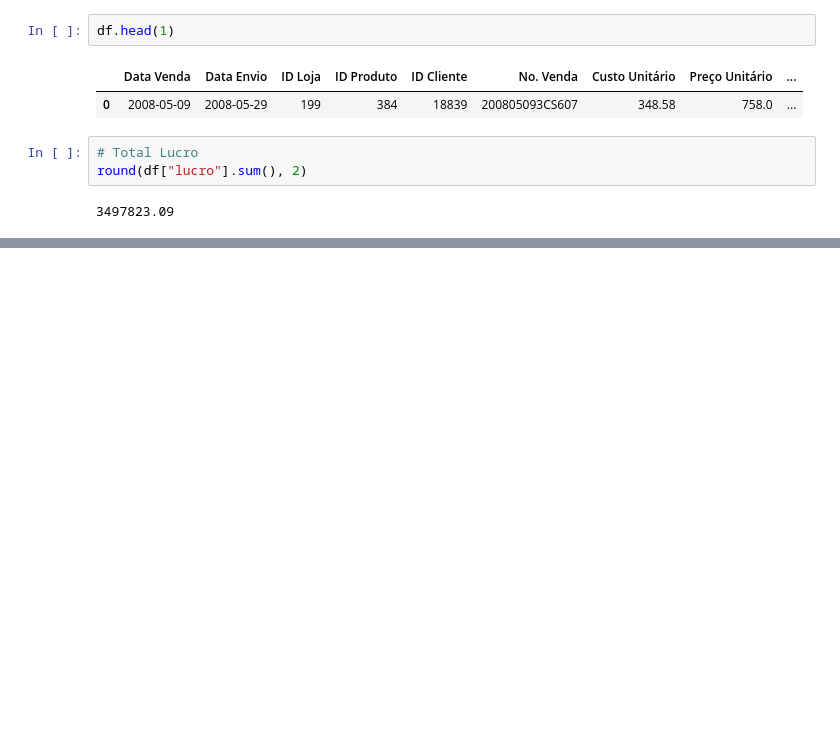
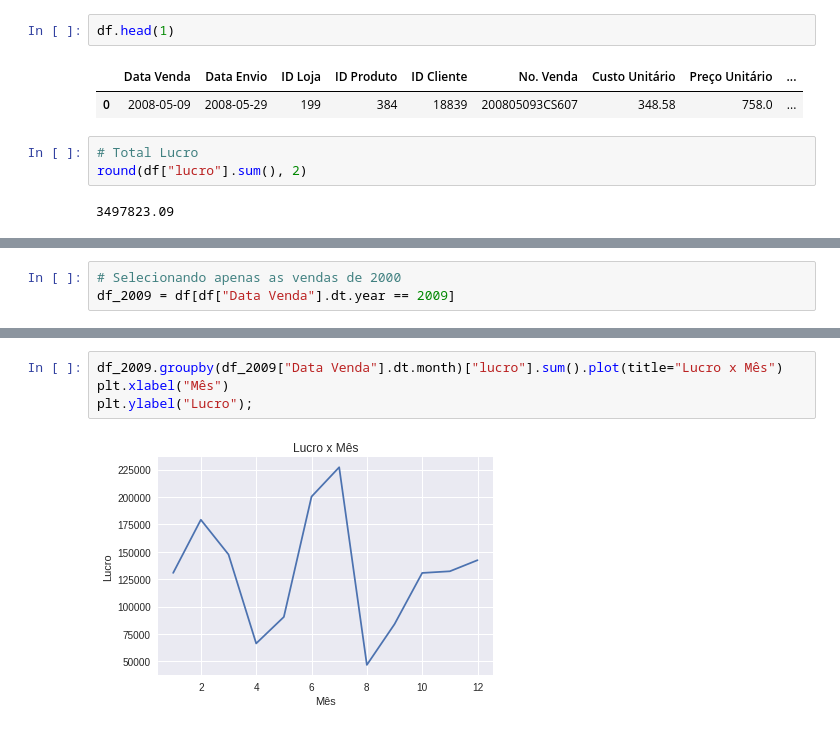
Before and after one commit to calexmatrix/Analise-de-dados-com-Python-e-Pandas, a Jupyter notebook: Aula8_Analise_Exploratoria.ipynb, the cells around one changed output, grey strips where cells are left out. Saved outputs shown, nothing was run; the diff lists cells and outputs as text; blank space fills up the shorter version.

```diff
--- a/Aula8_Analise_Exploratoria.ipynb
+++ b/Aula8_Analise_Exploratoria.ipynb
@@ -88,0 +202,3 @@ df["lucro"] = df["Valor Venda"] - df["custo"]
+# %%
+# Selecionando apenas as vendas de 2000
+df_2009 = df[df["Data Venda"].dt.year == 2009]
@@ -88,0 +214,6 @@ df["lucro"] = df["Valor Venda"] - df["custo"]
+# %%
+df_2009.groupby(df_2009["Data Venda"].dt.month)["lucro"].sum().plot(title="Lucro x Mês")
+plt.xlabel("Mês")
+plt.ylabel("Lucro");
+# %% [output]
+[figure, added]
```
Also changed, not shown: parts of 25 cells of this notebook.
